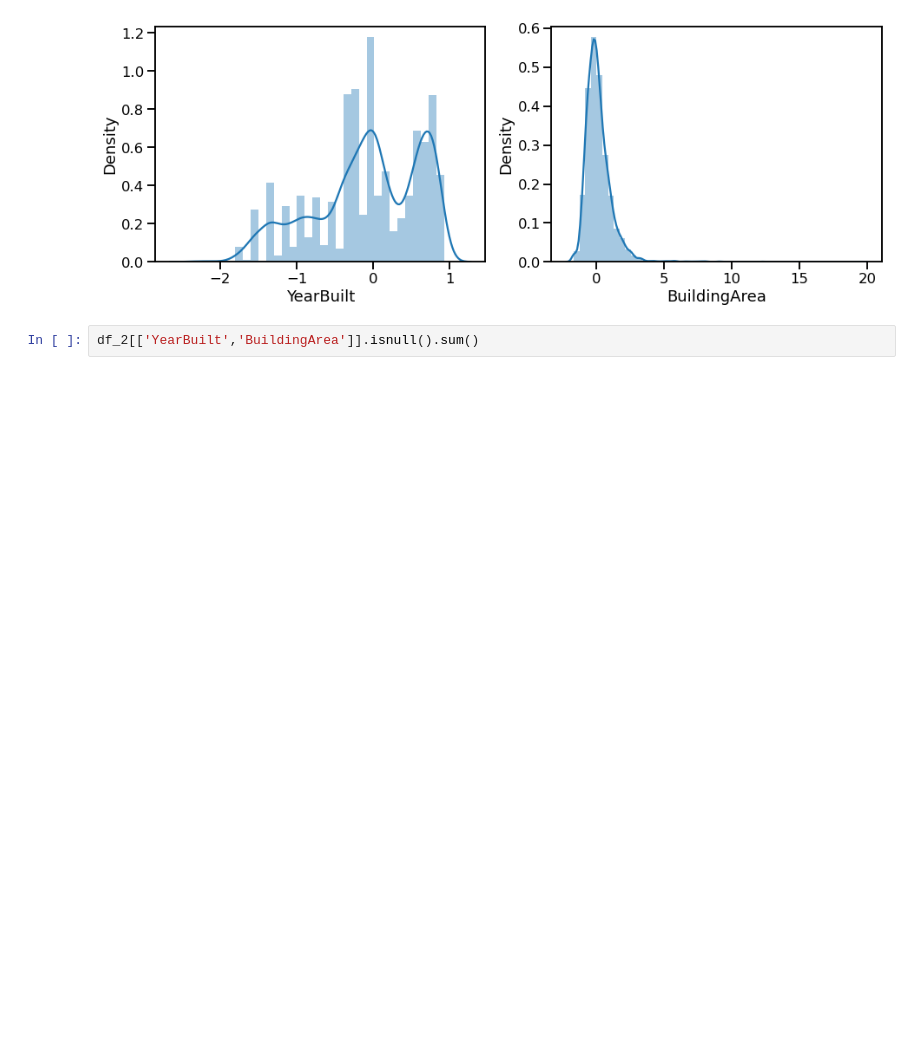
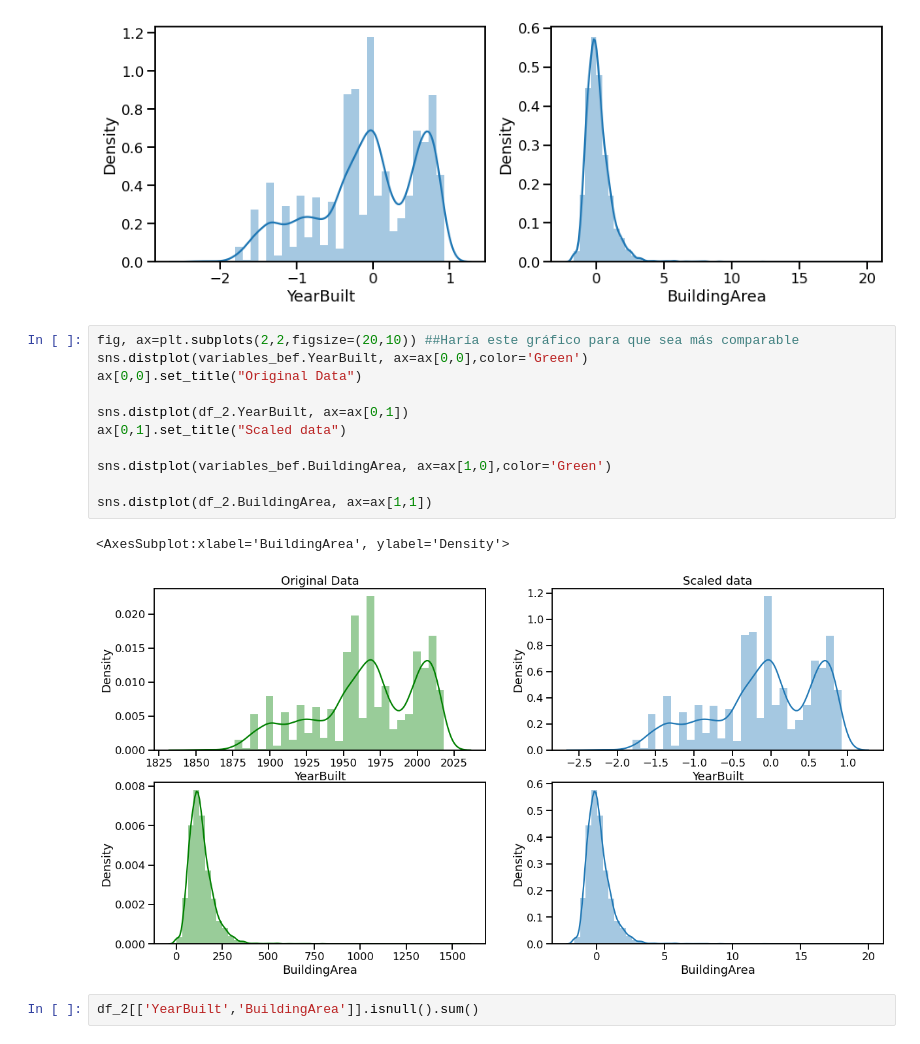
Before and after one commit to estebanarr/TP2_exploracion_curacion_datos, a Jupyter notebook: Entregable_Parte_2 .ipynb, the cells around one changed output. Saved outputs shown, nothing was run; the diff lists cells and outputs as text; blank space fills up the shorter version.

Commit message:
Gráfico y ejercicio 4

```diff
--- a/Entregable_Parte_2 .ipynb
+++ b/Entregable_Parte_2 .ipynb
@@ -385,6 +385,20 @@ sns.distplot(df_2.BuildingArea,ax=axs[1])
 plt.show()
 # %% [output]
 [figure]
+# %%
+fig, ax=plt.subplots(2,2,figsize=(20,10)) ##Haría este gráfico para que sea más comparable
+sns.distplot(variables_bef.YearBuilt, ax=ax[0,0],color='Green')
+ax[0,0].set_title("Original Data")
+
+sns.distplot(df_2.YearBuilt, ax=ax[0,1])
+ax[0,1].set_title("Scaled data")
+
+sns.distplot(variables_bef.BuildingArea, ax=ax[1,0],color='Green')
+
+sns.distplot(df_2.BuildingArea, ax=ax[1,1])
+# %% [output]
+<AxesSubplot:xlabel='BuildingArea', ylabel='Density'>
+[figure, added]
 # %%
 df_2[['YearBuilt','BuildingArea']].isnull().sum()
 # %% [output]
```
Also changed, not shown: parts of 6 cells of this notebook.
